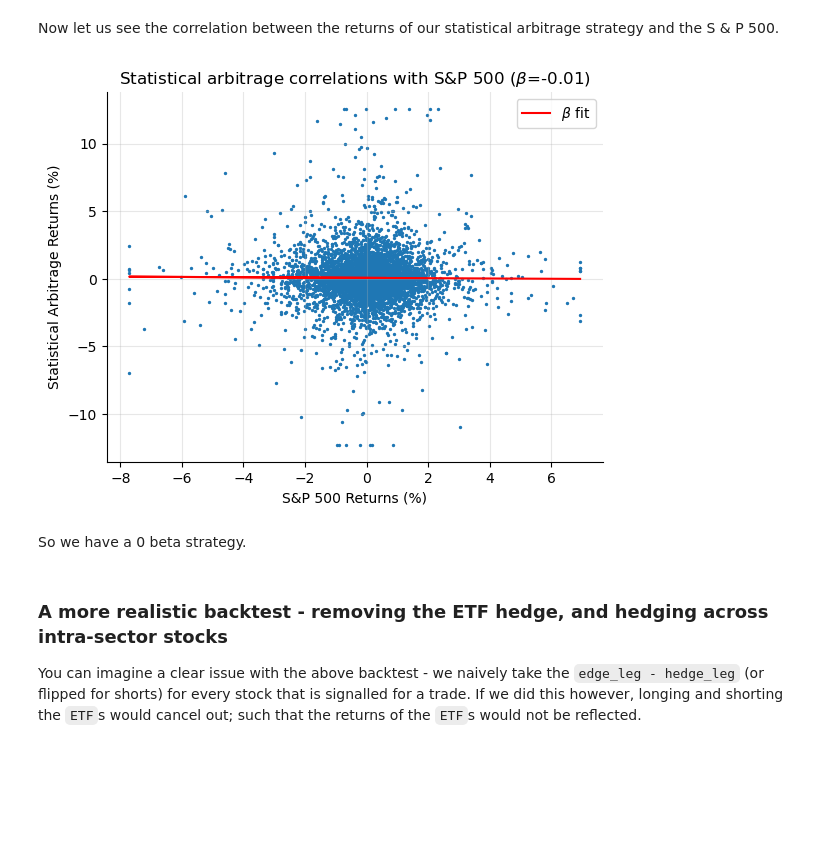
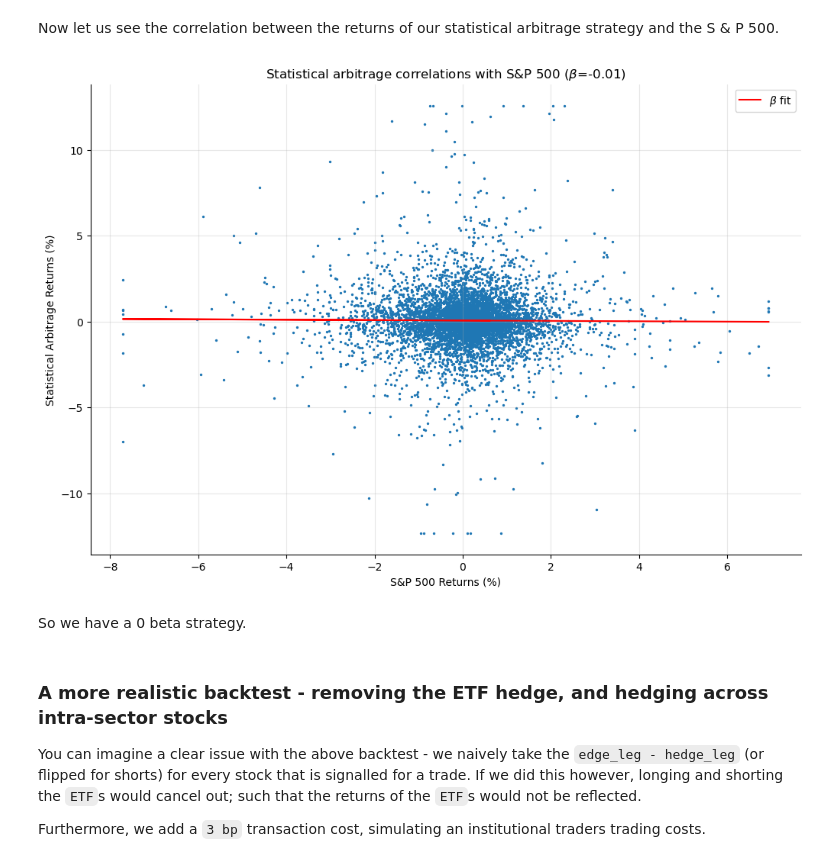
Before and after one commit to haezera/stat-arb-in-us-equities, a Jupyter notebook: research/backtest.ipynb, the cells around one changed output. Cells and saved outputs as stored; diff of their text form; code cells hidden in the pictures; blank space fills up the shorter version.

```diff
--- a/research/backtest.ipynb
+++ b/research/backtest.ipynb
@@ -76,7 +76,7 @@ available_constituents = pd.read_sql(
 # %% [markdown]
 Now consider the generation of signals.
 # %%
-def generate_edge_leg_df(edge_leg: str) -> pd.DataFrame:
+def generate_edge_leg_df(edge_leg: str, data_table: str) -> pd.DataFrame:
     """
     Generate signals for a given stock ticker (edge_leg).
 
@@ -94,13 +94,13 @@ def generate_edge_leg_df(edge_leg: str) -> pd.DataFrame:
         sector_beta = sector_betas[sector]['beta']
 
         edge_data_query = f"""
-            SELECT date, ticker, adj_close, volume FROM adjusted_historical
+            SELECT date, ticker, adj_close, volume FROM {data_table}
             WHERE ticker = '{edge_leg}'
         """
         edge_data = pd.read_sql(edge_data_query, db_conn)
 
         sector_etf_query = f"""
-            SELECT date, ticker, adj_close, volume FROM adjusted_historical
+            SELECT date, ticker, adj_close, volume FROM {data_table}
             WHERE ticker = '{sector_beta}'
             AND date >= '{edge_leg_start}'
             AND date <= '{edge_leg_end}'
@@ -261,6 +261,10 @@ def generate_signals(edge_leg_df: pd.DataFrame, edge_leg: str, hedge_leg: str) -
     s_score_df['hedge_leg'] = hedge_leg
     s_score_df['signal'] = fill_positions_from_s_score(s_score_df['s_score'])
 
+    # merge beta values to the s-score df
+    beta_frame = beta.to_frame(name='beta').reset_index()
+    s_score_df = s_score_df.merge(beta_frame, on='date', how='left')
+
     wide_returns = wide.rename(columns={
         edge_leg: 'log_return_edge',
         hedge_leg: 'log_return_hedge'
@@ -317,7 +305,7 @@ for i, ticker in enumerate(available_constituents, 1):
         sector = constituents[ticker]['sector']
         hedge_leg = sector_betas[sector]['beta']
 
-        edge_leg_df = generate_edge_leg_df(edge_leg)
+        edge_leg_df = generate_edge_leg_df(edge_leg, 'adjusted_historical')
         position_df = generate_signals(edge_leg_df, edge_leg, hedge_leg)
         positions.append(position_df)
 
@@ -511,37 +486,40 @@ Now let us see the correlation between the returns of our statistical arbitrage
 # %%
 from sklearn.linear_model import LinearRegression
 import numpy as np
 
 positions['portfolio_return_winsorized'] = winsorize(positions['portfolio_return'], limits=(0.001, 0.001))
 spy['log_return_winsorized'] = winsorize(spy['log_return'], limits=(0.001, 0.001))
 
 X = spy['log_return_winsorized'].values.reshape(-1, 1)
 Y = positions['portfolio_return_winsorized'].values
 
 valid_indices = ~np.isnan(X).flatten() & ~np.isnan(Y)
 X = X[valid_indices]
 Y = Y[valid_indices]
 
 reg = LinearRegression().fit(X, Y)
 beta = reg.coef_[0]
 
 reg_line = reg.predict(X)
 
+plt.figure(figsize=(12, 8))
 plt.scatter(X * 100, Y * 100, s=2)
 plt.plot(X * 100, reg_line * 100, color='red', label=f'$\\beta$ fit')
 
 plt.xlabel('S&P 500 Returns (%)')
 plt.ylabel('Statistical Arbitrage Returns (%)')
 plt.title(f'Statistical arbitrage correlations with S&P 500 ($\\beta$={beta:.2f})')
 plt.grid(alpha=0.3)
 sns.despine()
 plt.legend()
 plt.show()
 # %% [output]
-[figure, old version]
+[figure, new version]
 # %% [markdown]
 So we have a 0 beta strategy.
 # %% [markdown]
 ### A more realistic backtest - removing the ETF hedge, and hedging across intra-sector stocks
 
 You can imagine a clear issue with the above backtest - we naively take the `edge_leg - hedge_leg` (or flipped for shorts) for every stock that is signalled for a trade. If we did this however, longing and shorting the `ETF`s would cancel out; such that the returns of the `ETF`s would not be reflected.
+
+Furthermore, we add a `3 bp` transaction cost, simulating an institutional traders trading costs.
```
Also changed, not shown: parts of 19 cells of this notebook, 4 other files.
